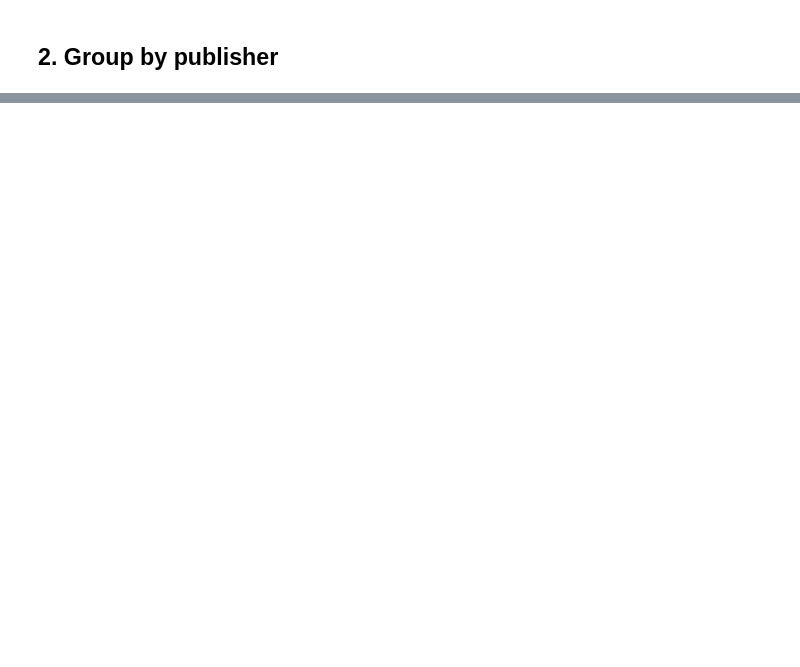
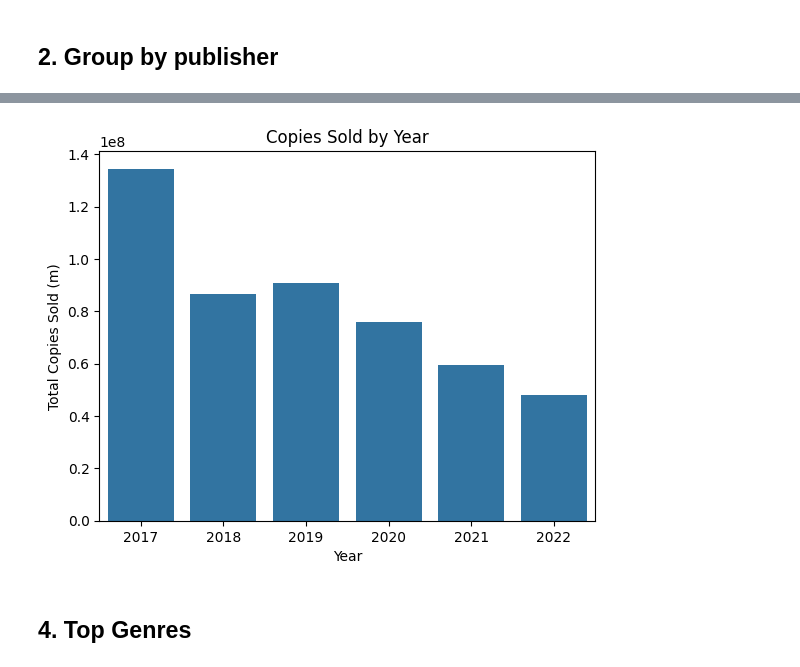
Before and after one commit to jorgeiscoding/Kaggle-Data-Analysis-Projects, a Jupyter notebook: best-selling-games-on-switch.ipynb, the cells around one changed output, grey strips where cells are left out. Drawn from its saved outputs; the diff is of its cells as text; code cells hidden in the pictures; blank space fills up the shorter version.

```diff
--- a/best-selling-games-on-switch.ipynb
+++ b/best-selling-games-on-switch.ipynb
@@ -41,0 +151,11 @@ pub.head()
+# %%
+game_rel = db.groupby("year").agg({'copies_sold': 'sum',"year":"count"})
+game_rel = game_rel.sort_values("copies_sold",ascending = False)
+game_rel["ratio_per_game"] = (game_rel["copies_sold"]/game_rel["year"]).round()
+game_rel = game_rel.rename(columns={"year": "games_released"})
+
+# Format numbers only for display
+game_rel["copies_sold"] = game_rel["copies_sold"]
+game_rel["ratio_per_game"] = game_rel["ratio_per_game"].map("{:,}".format)
+game_rel = game_rel.reset_index()
+game_rel.head()
@@ -41,0 +169,12 @@ pub.head()
+# %%
+sns.barplot(data=game_rel, x="year", y="copies_sold")
+
+plt.title("Copies Sold by Year")
+plt.xlabel("Year")
+plt.ylabel("Total Copies Sold (m)")
+
+plt.show()
+# %% [output]
+[figure, added]
+# %% [markdown]
+## 4. Top Genres
```
Also changed, not shown: parts of 21 cells of this notebook.
